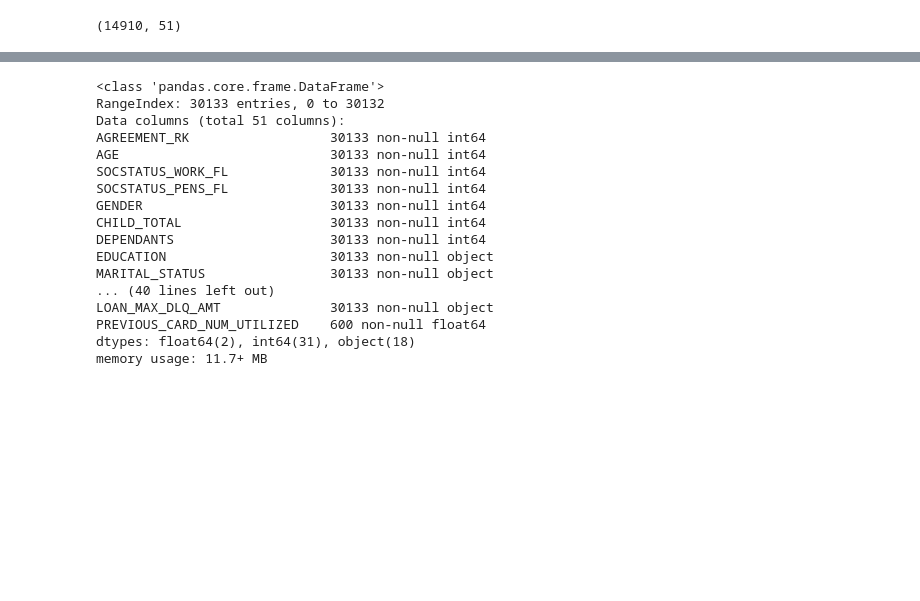
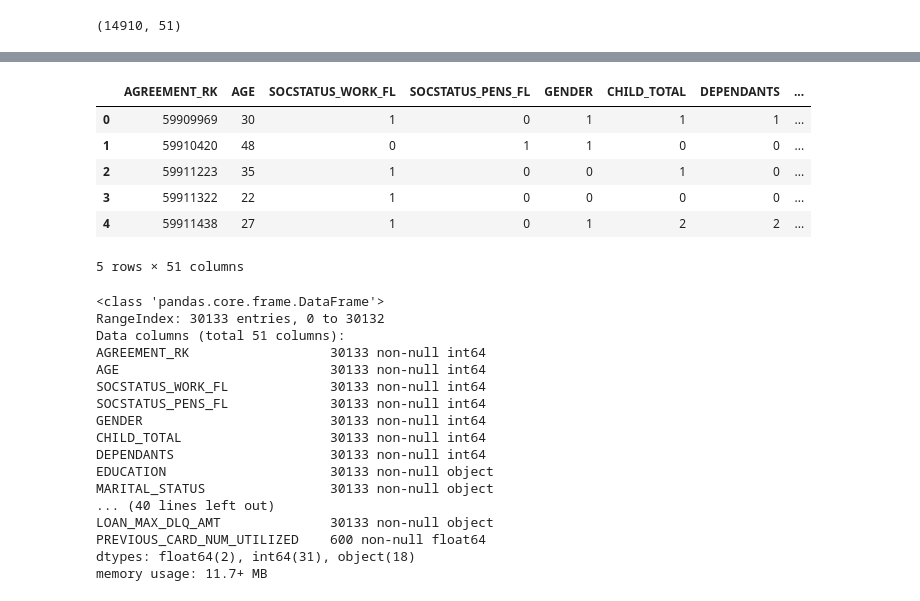
Before and after one commit to marinaTur/sfml, a Jupyter notebook: hw_02/02_hw_otp.ipynb, the cells around one changed output, grey strips where cells are left out. Drawn from its saved outputs; the diff is of its cells as text; code cells hidden in the pictures; blank space fills up the shorter version.

```diff
--- a/hw_02/02_hw_otp.ipynb
+++ b/hw_02/02_hw_otp.ipynb
@@ -42,3 +50,13 @@ test.shape
+# %%
+test.head()
+# %% [output]
+|  | AGREEMENT_RK | AGE | SOCSTATUS_WORK_FL | SOCSTATUS_PENS_FL | GENDER | CHILD_TOTAL | DEPENDANTS | ... |
+| 0 | 59909969 | 30 | 1 | 0 | 1 | 1 | 1 | ... |
+| 1 | 59910420 | 48 | 0 | 1 | 1 | 0 | 0 | ... |
+| 2 | 59911223 | 35 | 1 | 0 | 0 | 1 | 0 | ... |
+| 3 | 59911322 | 22 | 1 | 0 | 0 | 0 | 0 | ... |
+| 4 | 59911438 | 27 | 1 | 0 | 1 | 2 | 2 | ... |
+5 rows × 51 columns
 # %%
 # отделим таргет от TRAIN-а
 # %%
```
Also changed, not shown: parts of 28 cells of this notebook.
